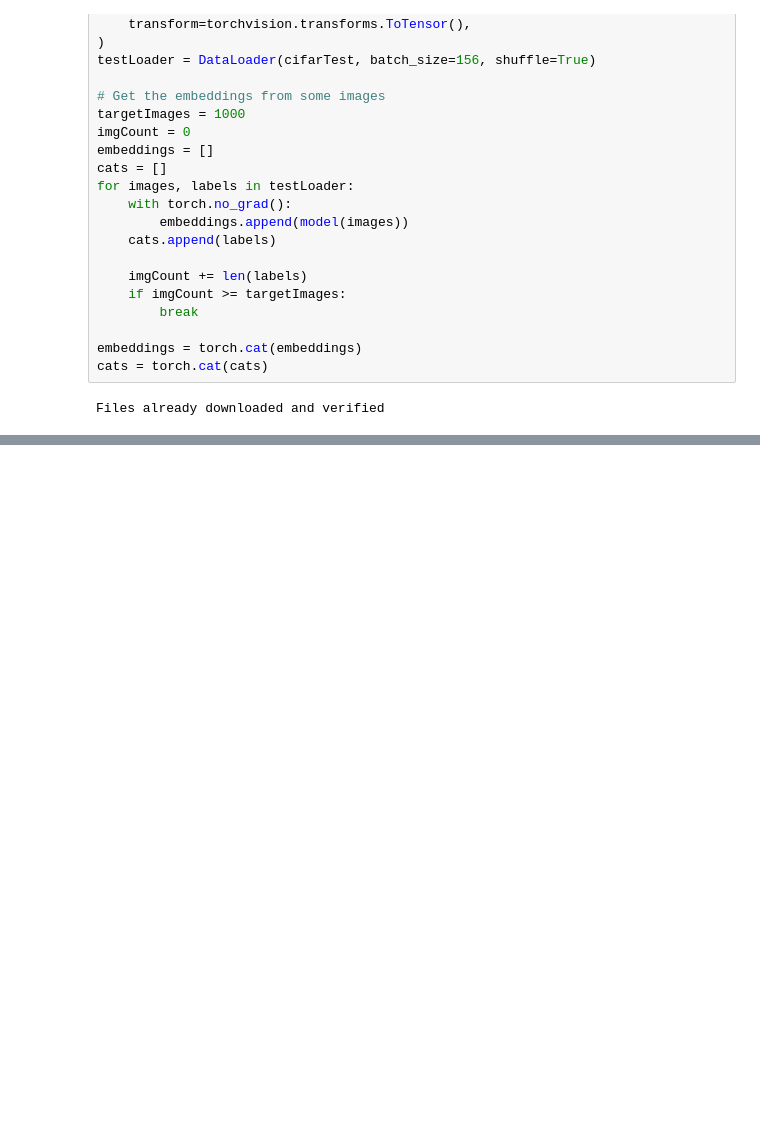
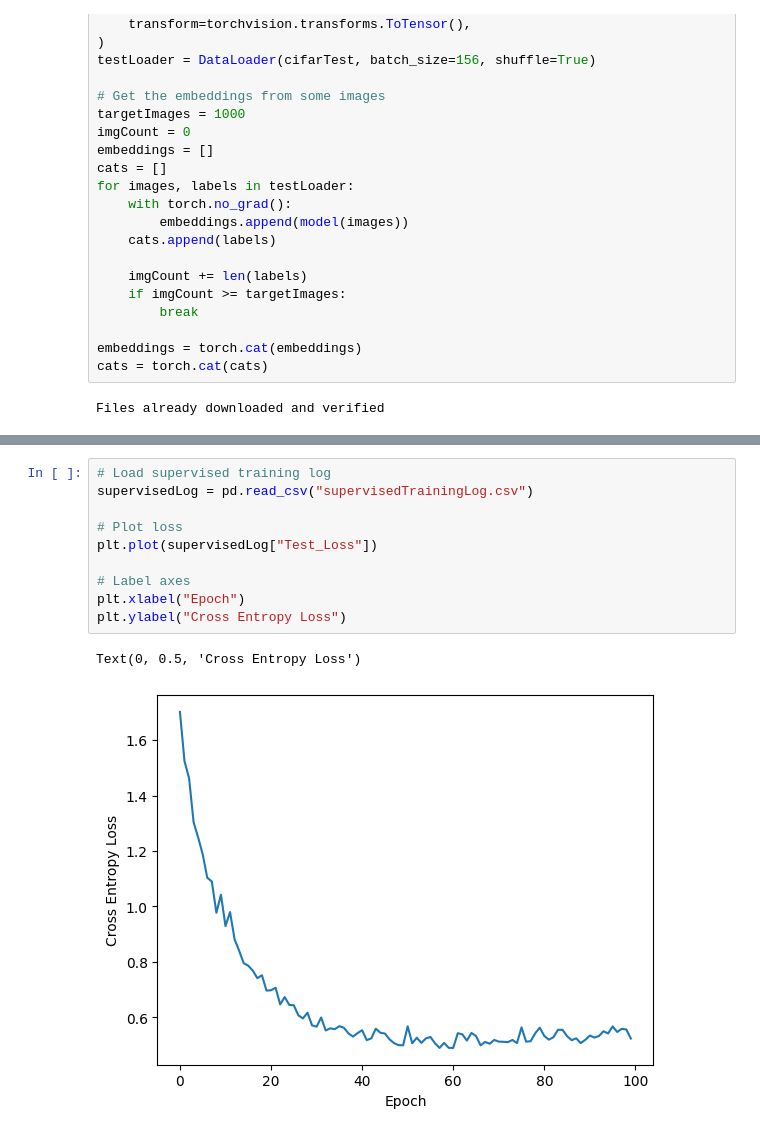
Before and after one commit to JasonKChow/SimpleSimCLR, a Jupyter notebook: demo.ipynb, the cells around one changed output, grey strips where cells are left out. Cells and saved outputs as stored; diff of their text form; blank space fills up the shorter version.

```diff
--- a/demo.ipynb
+++ b/demo.ipynb
@@ -213,0 +377,13 @@ Epoch 10: Train Loss: 1.123, Train Accuracy: 0.608, Test Loss: 1.092, Test Accur
+# %%
+# Load supervised training log
+supervisedLog = pd.read_csv("supervisedTrainingLog.csv")
+
+# Plot loss
+plt.plot(supervisedLog["Test_Loss"])
+
+# Label axes
+plt.xlabel("Epoch")
+plt.ylabel("Cross Entropy Loss")
+# %% [output]
+Text(0, 0.5, 'Cross Entropy Loss')
+[figure, added]
```
Also changed, not shown: parts of 18 cells of this notebook, 1 other file.
